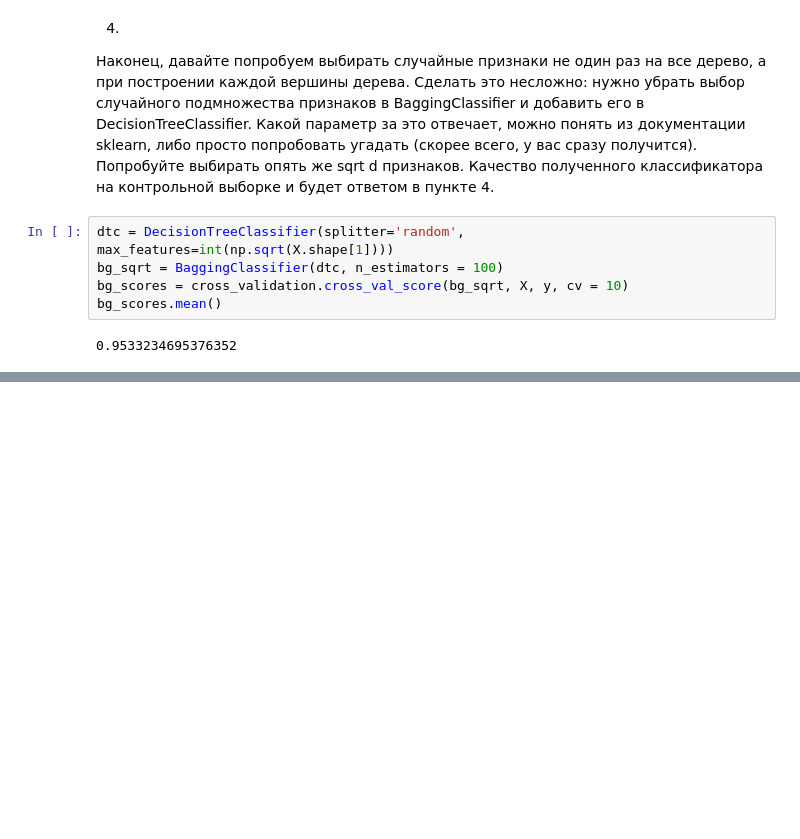
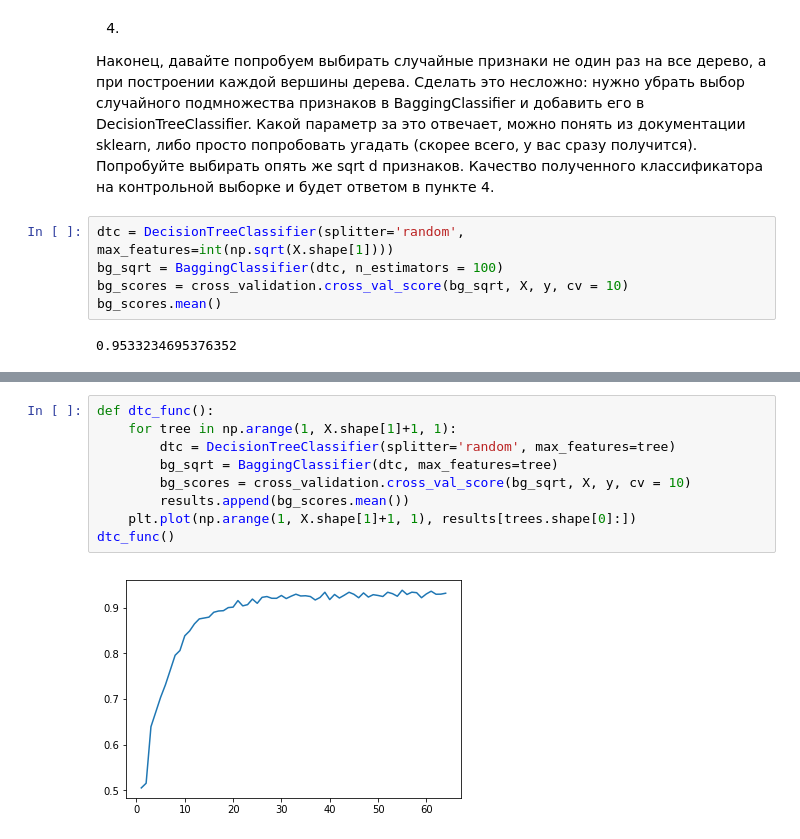
Before and after one commit to zubochenko/supervised-learning, a Jupyter notebook: week4/randomforest.ipynb, the cells around one changed output, grey strips where cells are left out. Cells and saved outputs as stored; diff of their text form; blank space fills up the shorter version.

```diff
--- a/week4/randomforest.ipynb
+++ b/week4/randomforest.ipynb
@@ -91,0 +114,11 @@ bg_scores.mean()
+# %%
+def dtc_func():
+    for tree in np.arange(1, X.shape[1]+1, 1):
+        dtc = DecisionTreeClassifier(splitter='random', max_features=tree)
+        bg_sqrt = BaggingClassifier(dtc, max_features=tree)
+        bg_scores = cross_validation.cross_val_score(bg_sqrt, X, y, cv = 10)
+        results.append(bg_scores.mean())
+    plt.plot(np.arange(1, X.shape[1]+1, 1), results[trees.shape[0]:])
+dtc_func()
+# %% [output]
+[figure, added]
```
Also changed, not shown: parts of 6 cells of this notebook.
